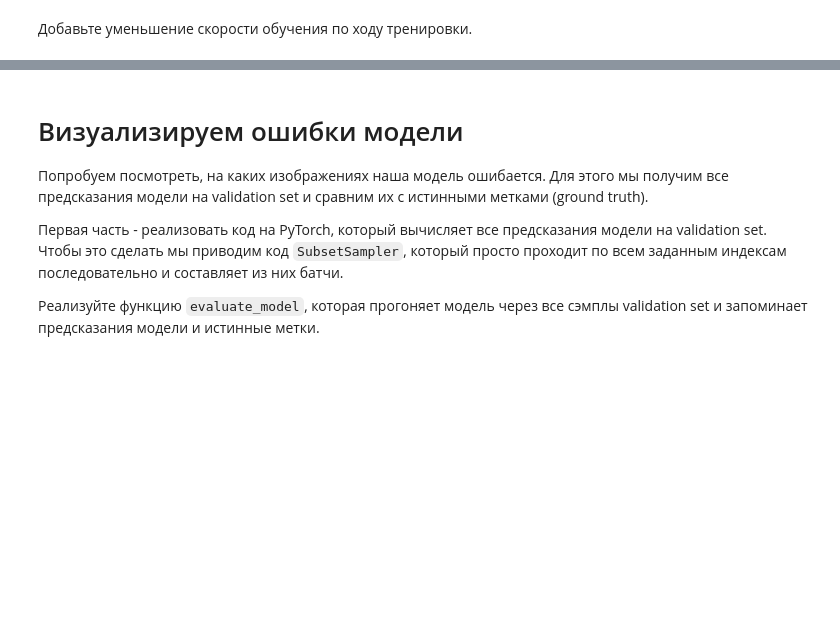
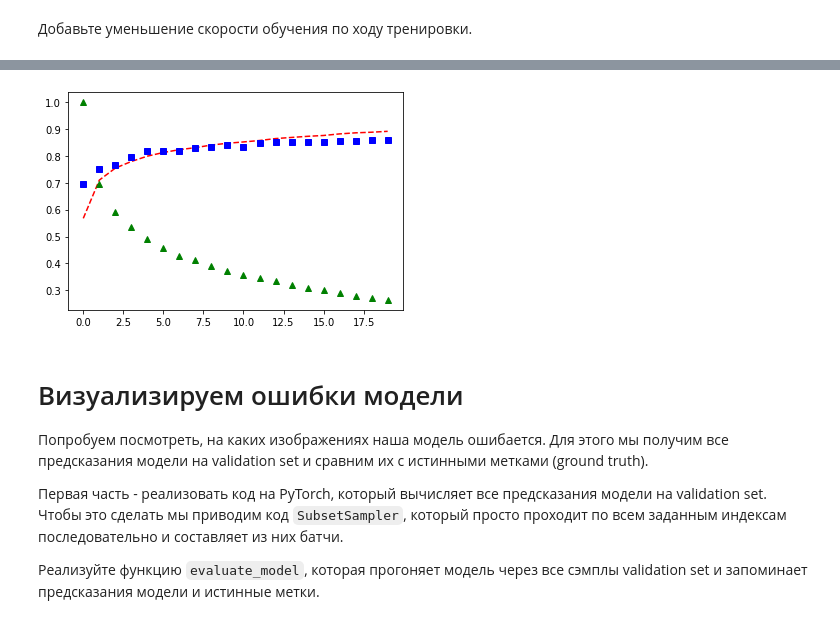
Before and after one commit to pavel2805/my_dlcoarse_ai, a Jupyter notebook: assignments/assignment2/PyTorch.ipynb, the cells around one changed output, grey strips where cells are left out. Saved outputs shown, nothing was run; the diff lists cells and outputs as text; code cells hidden in the pictures; blank space fills up the shorter version.

```diff
--- a/assignments/assignment2/PyTorch.ipynb
+++ b/assignments/assignment2/PyTorch.ipynb
@@ -455,3 +455,21 @@ Average loss: 0.350214, Train accuracy: 0.890438, Val accuracy: 0.860760
+# %%
+import matplotlib.pyplot as plt
+%matplotlib inline
+
+#plt.plot(train_history)
+#plt.plot(val_history)
+#plt.plot(loss_history)
+t = np.arange(0., 20., 1)
+#plt.plot(train_history, val_history)
+#plt.axis([-1, 20, 0, 1])
+#tt= float(loss_history) / loss_history[0]
+tt = []
+for i in loss_history:
+    tt.append(i/loss_history[0])
+plt.plot(t, train_history, 'r--', t, val_history, 'bs',  t, tt, 'g^')
+plt.show()
+# %% [output]
+[figure, added]
 # %% [markdown]
 # Визуализируем ошибки модели
 
```
Also changed, not shown: parts of 2 cells of this notebook, 10 other files.
